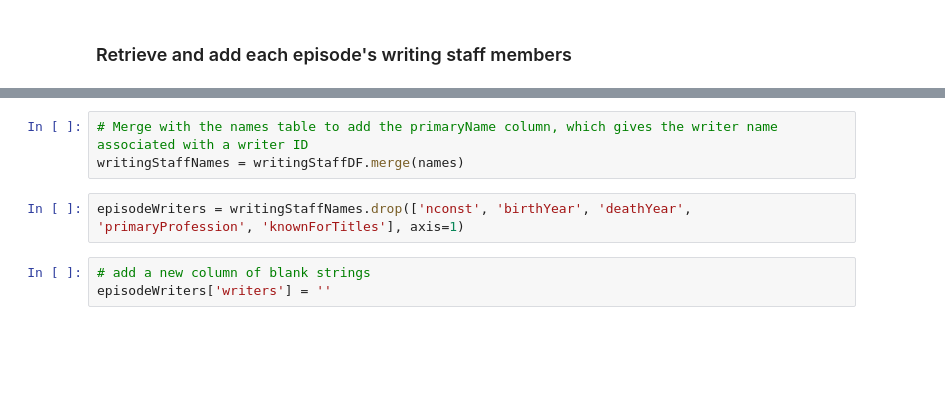
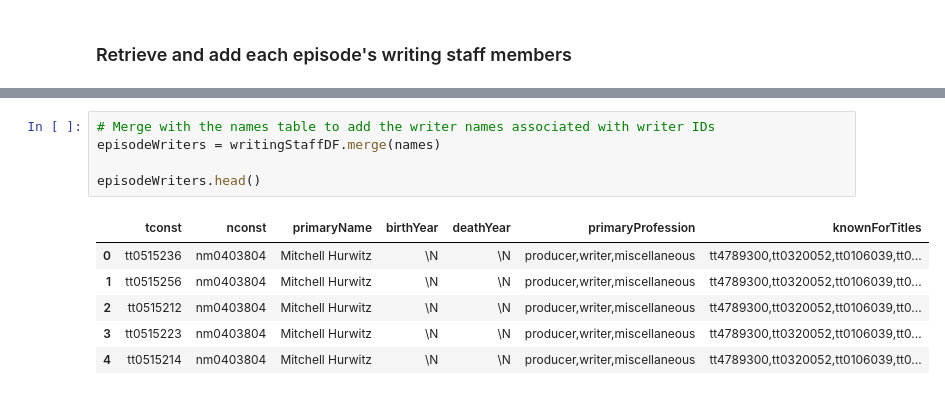
Before and after one commit to OGladfelter/IMDb-Comedies, a Jupyter notebook: imbd-top-comedy-episodes.ipynb, the cells around one changed output, grey strips where cells are left out. Drawn from its saved outputs; the diff is of its cells as text; blank space fills up the shorter version.

```diff
--- a/imbd-top-comedy-episodes.ipynb
+++ b/imbd-top-comedy-episodes.ipynb
@@ -203,8 +221,12 @@ writingStaffDF = pd.DataFrame(writingStaff, columns = ['tconst', 'nconst'])
 # %%
-# Merge with the names table to add the primaryName column, which gives the writer name associated with a writer ID
-writingStaffNames = writingStaffDF.merge(names)
+# Merge with the names table to add the writer names associated with writer IDs
+episodeWriters = writingStaffDF.merge(names)
+
+episodeWriters.head()
+# %% [output]
+|  | tconst | nconst | primaryName | birthYear | deathYear | primaryProfession | knownForTitles |
+| 0 | tt0515236 | nm0403804 | Mitchell Hurwitz | \N | \N | producer,writer,miscellaneous | tt4789300,tt0320052,tt0106039,tt0... |
+| 1 | tt0515256 | nm0403804 | Mitchell Hurwitz | \N | \N | producer,writer,miscellaneous | tt4789300,tt0320052,tt0106039,tt0... |
+| 2 | tt0515212 | nm0403804 | Mitchell Hurwitz | \N | \N | producer,writer,miscellaneous | tt4789300,tt0320052,tt0106039,tt0... |
+| 3 | tt0515223 | nm0403804 | Mitchell Hurwitz | \N | \N | producer,writer,miscellaneous | tt4789300,tt0320052,tt0106039,tt0... |
+| 4 | tt0515214 | nm0403804 | Mitchell Hurwitz | \N | \N | producer,writer,miscellaneous | tt4789300,tt0320052,tt0106039,tt0... |
-# %%
-episodeWriters = writingStaffNames.drop(['nconst', 'birthYear', 'deathYear', 'primaryProfession', 'knownForTitles'], axis=1)
-# %%
-# add a new column of blank strings
-episodeWriters['writers'] = ''
```
Also changed, not shown: parts of 9 cells of this notebook.
